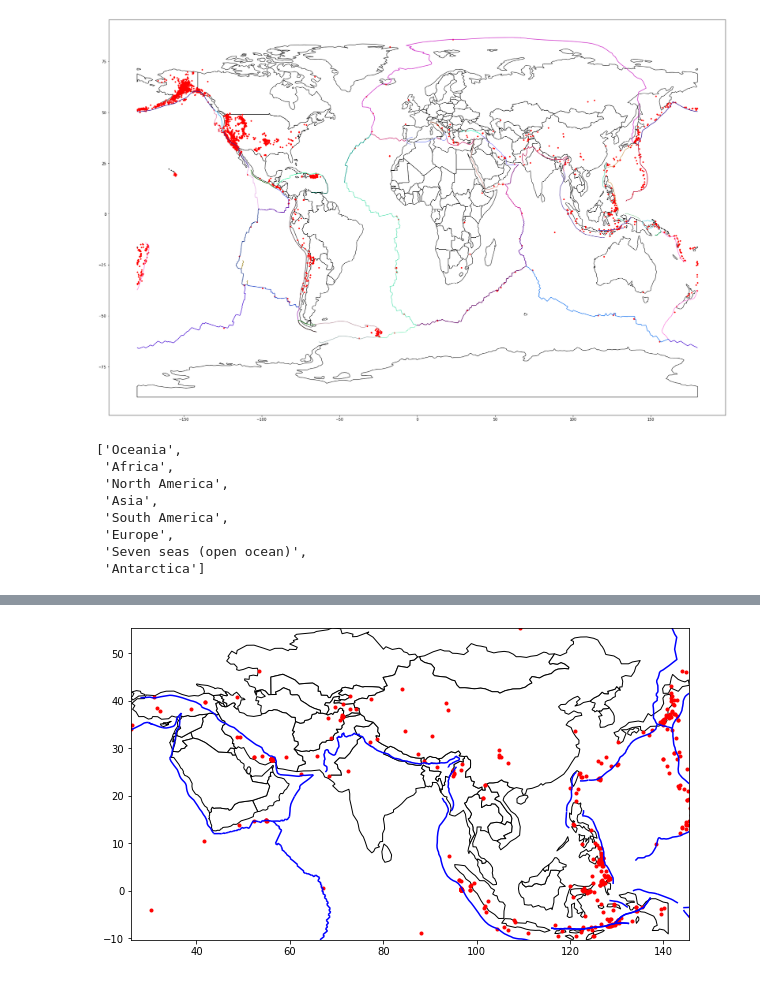
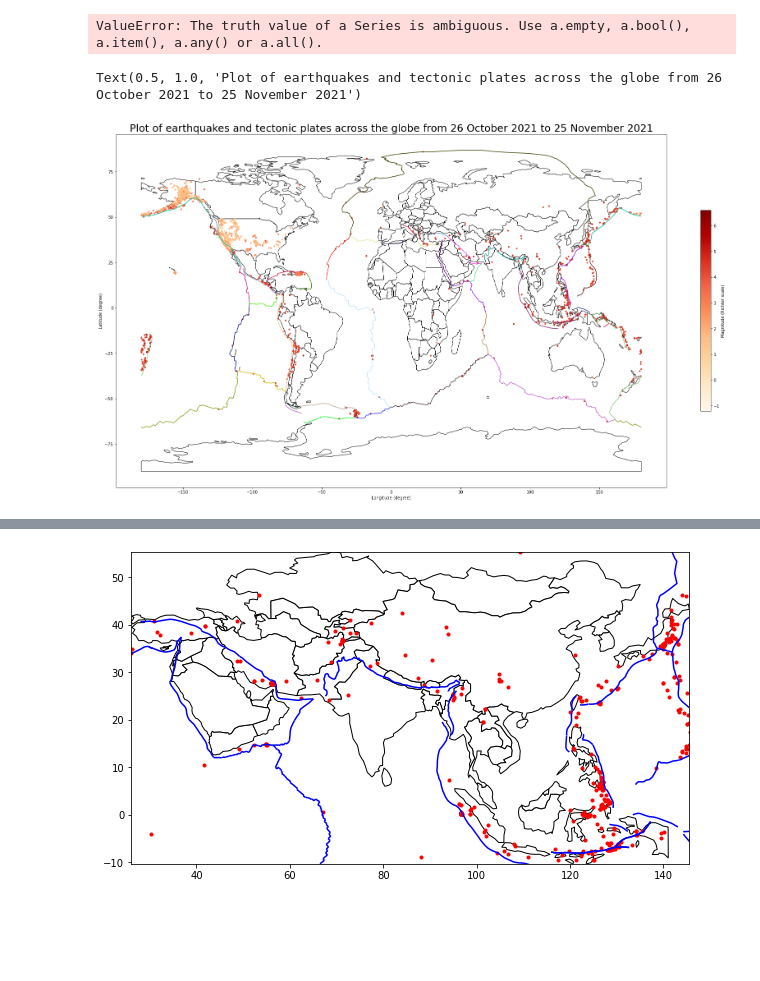
Before and after one commit to girons97/assignments, a Jupyter notebook: earthquakes_pandas/earthquakes_pandas.ipynb, the cells around one changed output, grey strips where cells are left out. Cells and saved outputs as stored; diff of their text form; code cells hidden in the pictures; blank space fills up the shorter version.

```diff
--- a/earthquakes_pandas/earthquakes_pandas.ipynb
+++ b/earthquakes_pandas/earthquakes_pandas.ipynb
@@ -22,31 +24,37 @@ plates = gpd.read_file(plates_path, driver="KML")
 
 #World as a geopandas data frame
 world = gpd.read_file(gpd.datasets.get_path('naturalearth_lowres'))
+# %%
+mag_bins = np.floor(np.linspace(earthquakes.mag.min(), earthquakes.mag.max(), num=5))
+mag_colors = ['green', 'yellow', 'blue', 'orange', 'red']
+earthquakes.loc[(earthquakes['mag'] > mag_bins[2] and mag_bins[3] < earthquakes['mags'])]
+# %% [output]
+ValueError: The truth value of a Series is ambiguous. Use a.empty, a.bool(), a.item(), a.any() or a.all().
 # %%
 #Initialise figure (create empty figure)
 fig, ax = plt.subplots(1, 1, figsize=(30,30))
 #Plots the world from the geodataframe (plots the geometry column by default)
 world.plot(ax=ax, color='white', edgecolor = 'black')
 
 #Plots the earthquakes from the geodataframe
-earthquakes.plot(ax=ax, color='red', marker='.')
+# mag_bins = np.floor(np.linspace(earthquakes.mag.min(), earthquakes.mag.max(), num=5))
+# mag_colors = ['green', 'yellow', 'blue', 'orange', 'red']
+# for bin in range(len(mag_bins)):
+#     earthquakes[(earthquakes['mag'] > mag_bins[bin]) and (earthquakes['mag'] < mag_bins[bin+1])].plot(ax=ax, color=mag_colors[bin], marker='.')
+earthquakes.plot(ax=ax, column=earthquakes['mag'], cmap="OrRd", marker='.', legend=True, legend_kwds={'shrink': 0.3, 'label': "Magnitude (Richter scale)"})
 
 # Creates array of uniques plate names, creates random list of colors, loops over geodataframe plotting each platename a different random colour
 plate_names = plates.Name.unique()
 rand_color_list = [ "#%06x" % random.randint(0, 0xFFFFFF) for color in range(len(plate_names))]
 for index, plate in enumerate(plate_names):
     mask = plates['Name'] == plate
     plates[mask].plot(ax=ax, color=rand_color_list[index])
+
+#Customisation of the plot
+plt.xlabel("Longitude (degree)")
+plt.ylabel("Latitude (degree)")
+first_date, last_date = date_parser.parse(min(earthquakes.time)).strftime("%d %B %Y"), date_parser.parse(max(earthquakes.time)).strftime("%d %B %Y")
+plt.title('Plot of earthquakes and tectonic plates across the globe from {} to {}'.format(first_date, last_date), fontsize=25)
 # %% [output]
+Text(0.5, 1.0, 'Plot of earthquakes and tectonic plates across the globe from 26 October 2021 to 25 November 2021')
-[figure, old version]
+[figure, new version]
-# %%
-earthquakes()
-# %% [output]
-['Oceania',
- 'Africa',
- 'North America',
- 'Asia',
- 'South America',
- 'Europe',
- 'Seven seas (open ocean)',
- 'Antarctica']
```
Also changed, not shown: parts of 2 cells of this notebook, 1 other file.
